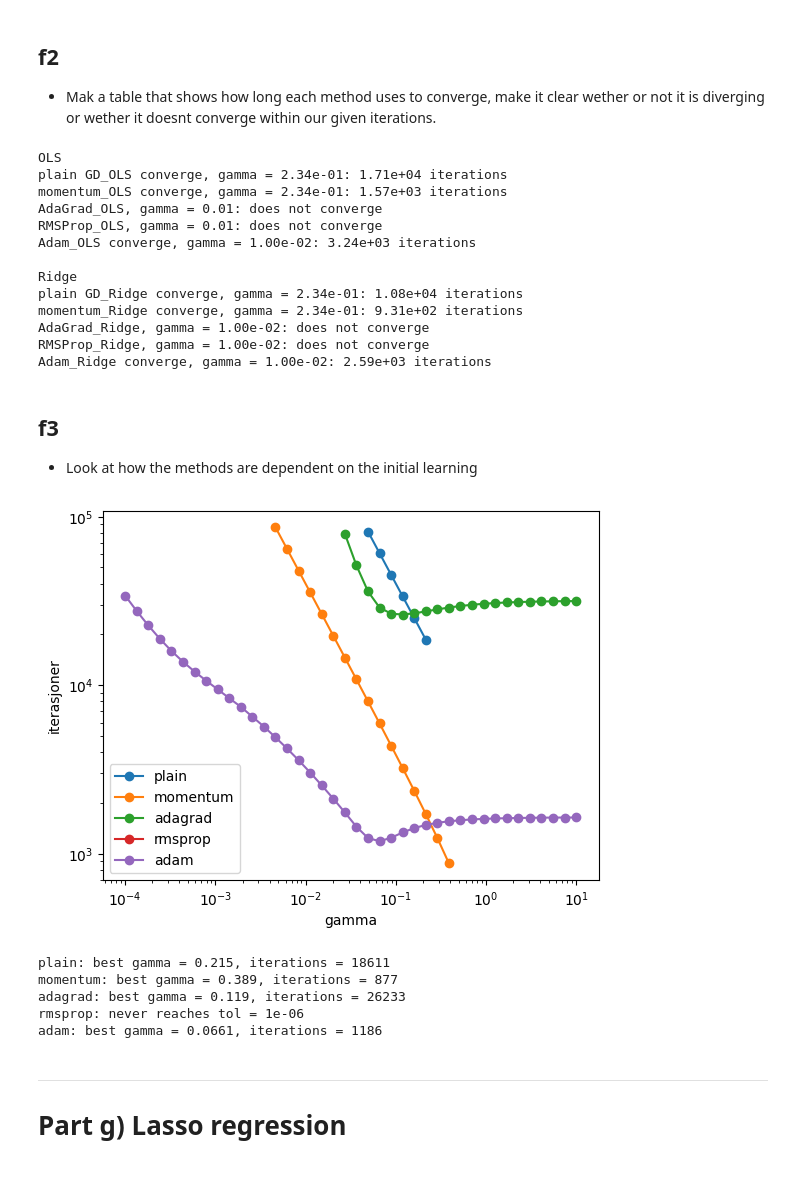
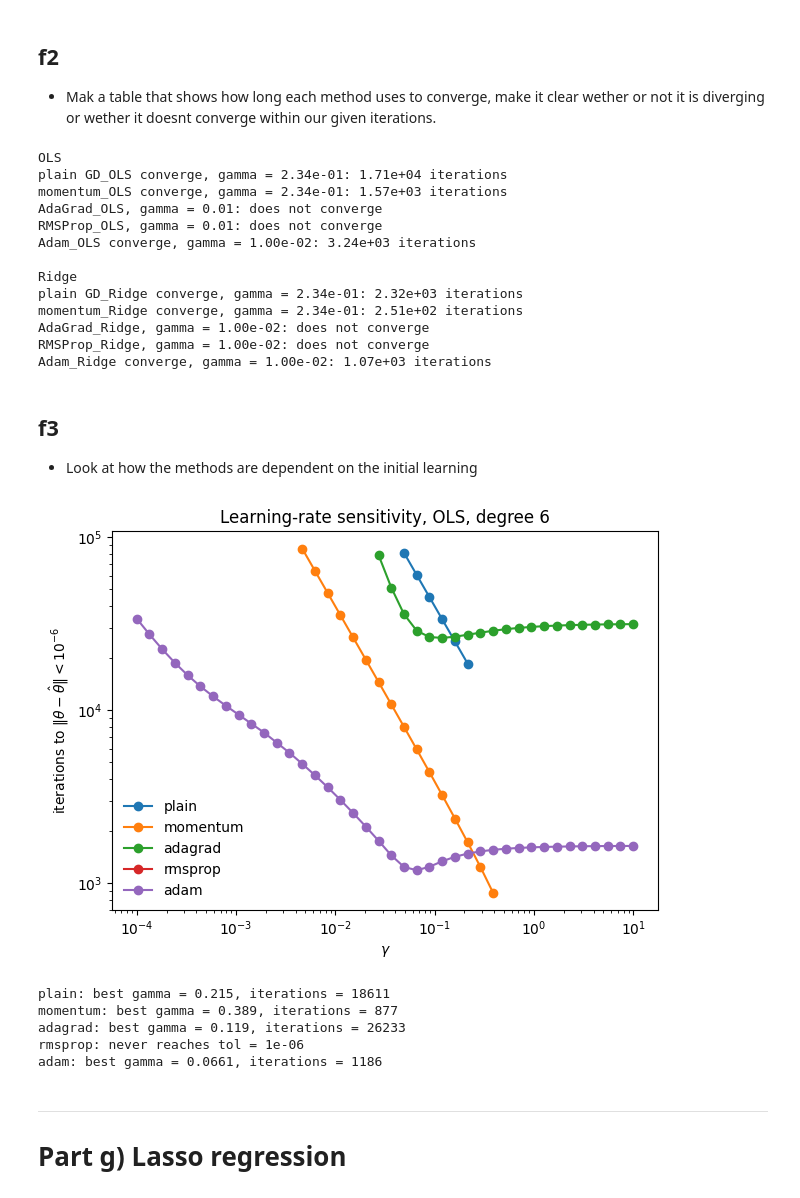
Before and after one commit to GardKL/Project1, a Jupyter notebook: Project1/code/Project1_gard.ipynb, the cells around one changed output. Cells and saved outputs as stored; diff of their text form; code cells hidden in the pictures.

```diff
--- a/Project1/code/Project1_gard.ipynb
+++ b/Project1/code/Project1_gard.ipynb
@@ -2061,7 +2065,7 @@ gmaxf1 = 2 / eigmax_f1
 
 #--------------------------
 cf_OLS = closed_form(X_f,y_f)
-cf_Ridge = closed_form(X_f,y_f, lam = 0.001) # we decide on a lambda after e)
+cf_Ridge = closed_form(X_f,y_f, lam = lam_ridge) # same lambda as in e)
 #--------------------------
 
 
@@ -2071,7 +2075,7 @@ RUN = (("plain", 0.9*gmaxf1 , "#777777", "plain GD"), ("momentum", 0.9*gmaxf1, "
        ("adam", 0.01, "#445511"  , "Adam"))
 
 resultat_OLS = runf1(X_f,y_f,cf_OLS,0.0,RUN, num_iters = 20000)
-resultat_Ridge = runf1(X_f, y_f, cf_Ridge, 0.001,RUN, num_iters = 20000)
+resultat_Ridge = runf1(X_f, y_f, cf_Ridge, lam_ridge ,RUN, num_iters = 20000)
 
 fig, (ax1,ax2) = plt.subplots(1,2,figsize=(12, 4.0))
 for method, gamma, color, label in RUN:
@@ -2086,6 +2090,6 @@ ax2.set_xlabel("iterations")
 ax2.set_ylabel(r"$\|\theta_t - \hat\theta\|$")
 ax2.legend(loc="lower right", frameon=False, fontsize=10)
 plt.tight_layout()
-
+plt.savefig("../results/f1_convergence.pdf", bbox_inches="tight")
 plt.show()
 # %% [output]
@@ -2133,11 +2137,11 @@ RMSProp_OLS, gamma = 0.01: does not converge
 Adam_OLS converge, gamma = 1.00e-02: 3.24e+03 iterations
 
 Ridge
-plain GD_Ridge converge, gamma = 2.34e-01: 1.08e+04 iterations
-momentum_Ridge converge, gamma = 2.34e-01: 9.31e+02 iterations
+plain GD_Ridge converge, gamma = 2.34e-01: 2.32e+03 iterations
+momentum_Ridge converge, gamma = 2.34e-01: 2.51e+02 iterations
 AdaGrad_Ridge, gamma = 1.00e-02: does not converge
 RMSProp_Ridge, gamma = 1.00e-02: does not converge
-Adam_Ridge converge, gamma = 1.00e-02: 2.59e+03 iterations
+Adam_Ridge converge, gamma = 1.00e-02: 1.07e+03 iterations
 # %% [markdown]
 ## f3
 
@@ -2159,37 +2163,41 @@ with np.errstate(over="ignore", invalid="ignore"):
             history, t = optimise(lambda th: gradient(th,X_f,y_f,lam=0), theta0, method ,g, num_iters = 100000)
             distanse = np.linalg.norm(history - cf_OLS, axis = 1 )
             if (distanse < tol).any():
                 iterasjoner.append(np.argmax(distanse < tol))
             else:
                 iterasjoner.append(np.nan)
 
 
         skann[method] = iterasjoner
 
 fig, ax = plt.subplots()
 
 for method in modeller:
     ax.loglog(gammas,skann[method],"o-" ,label = method)
 
-plt.xlabel("gamma")
-plt.ylabel("iterasjoner")
-plt.legend()
+ax.set_xlabel(r"$\gamma$")
+ax.set_ylabel(r"iterations to $\|\theta-\hat\theta\| < 10^{-6}$")
+ax.set_title(r"Learning-rate sensitivity, OLS, degree 6")
+ax.legend(frameon=False)
+plt.tight_layout()
+plt.savefig("../results/f3_gamma_scan.pdf", bbox_inches="tight")
 plt.show()
+
 
 #finding the best gamma for each method.
 
 best_gamma = {}
 for method in modeller:
     it = np.array(skann[method], dtype = float)
     if np.all(np.isnan(it)):
         best_gamma[method]= np.nan
         print(f"{method}: never reaches tol = {tol}")
     else:
         i = np.nanargmin(it)
         best_gamma[method] = gammas[i]
         print(f"{method}: best gamma = {gammas[i]:.3g}, iterations = {int(it[i])}")
 # %% [output]
-[figure, old version]
+[figure, new version]
 plain: best gamma = 0.215, iterations = 18611
 momentum: best gamma = 0.389, iterations = 877
 adagrad: best gamma = 0.119, iterations = 26233
```
Also changed, not shown: parts of 7 cells of this notebook.
